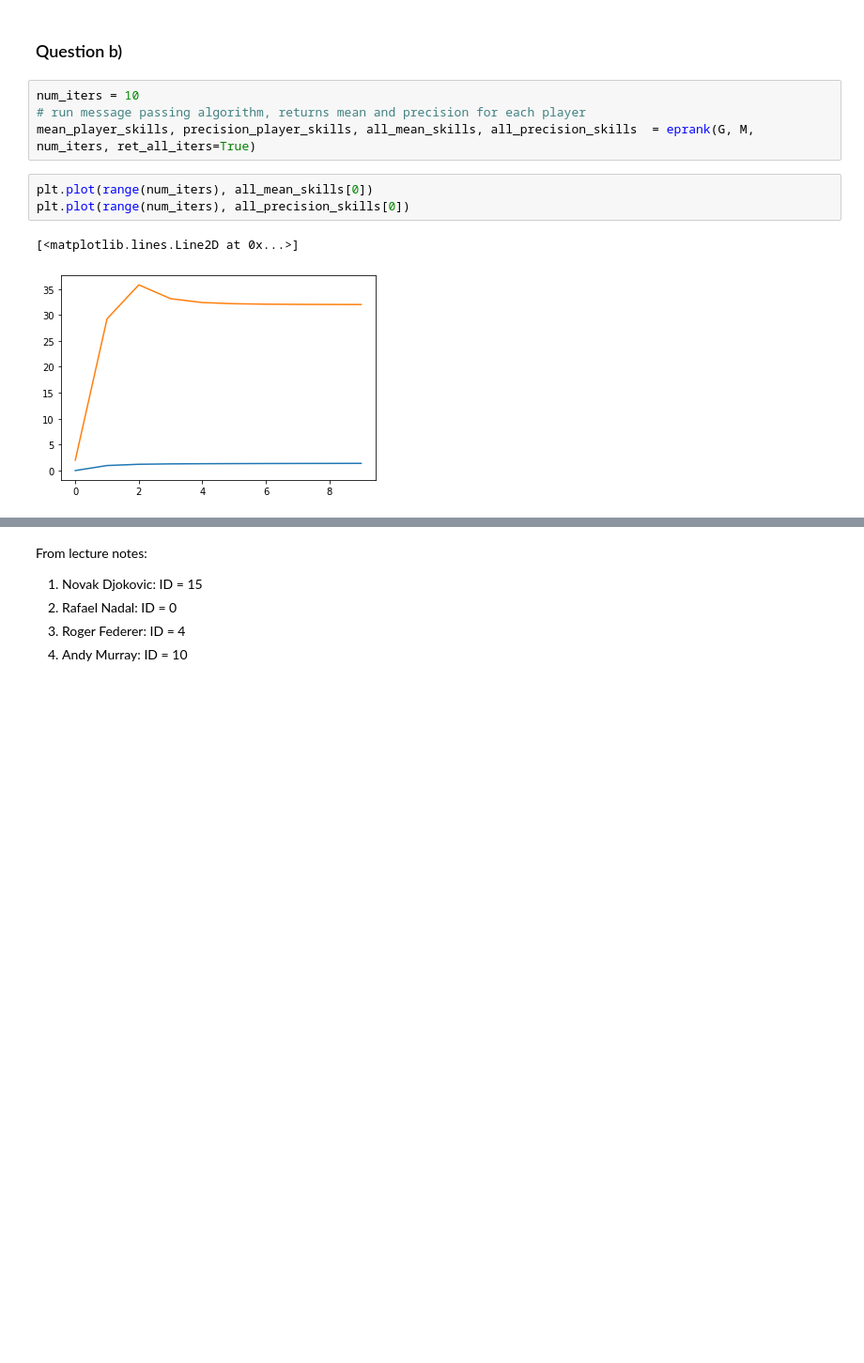
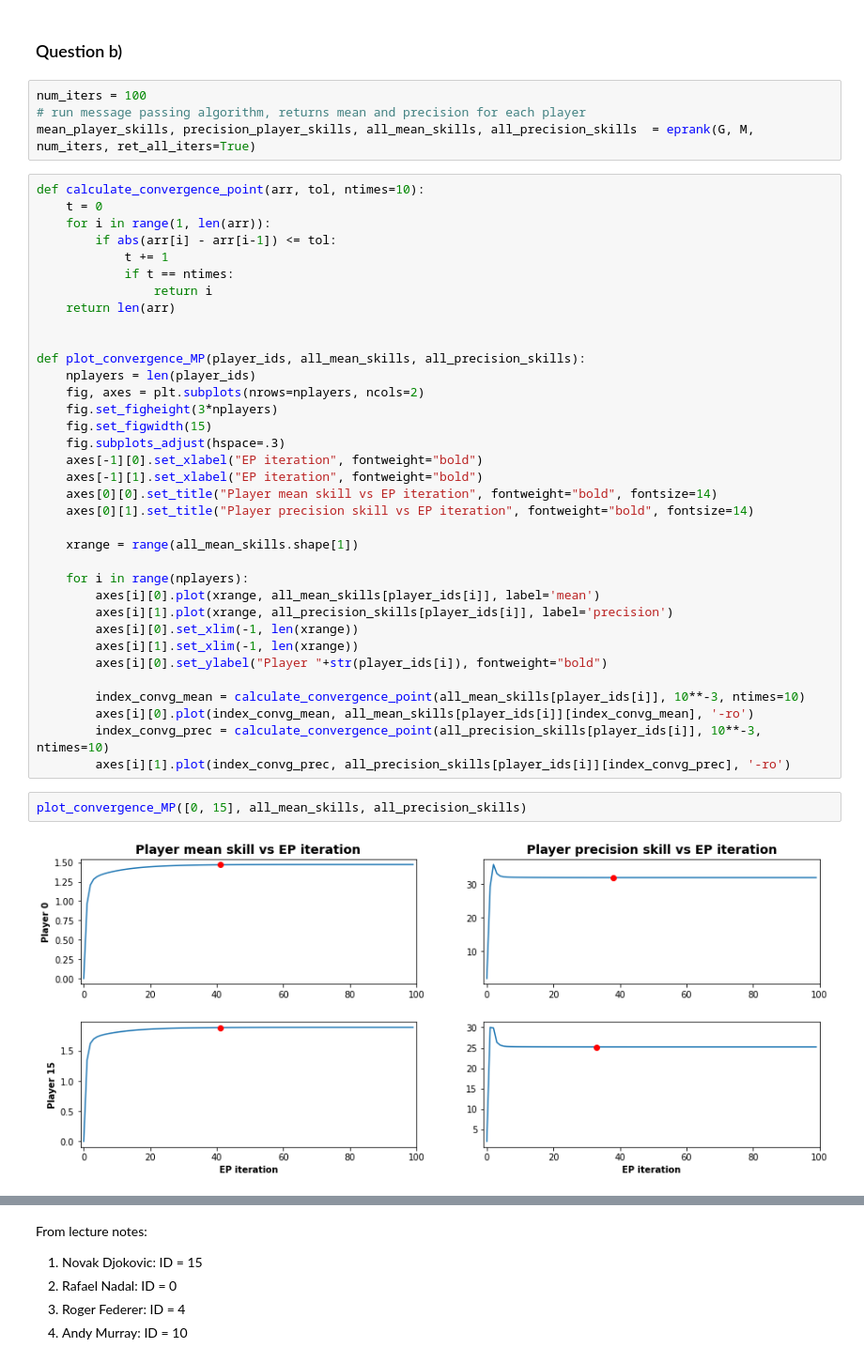
Before and after one commit to AlejandroSantorum/MPhil_MLMI_Cambridge, a Jupyter notebook: 4F13-Probabilistic_Machine_Learning/Lab/lab2/code/coursework2.ipynb, the cells around one changed output, grey strips where cells are left out. Shown at 94% size. Drawn from its saved outputs; the diff is of its cells as text; blank space fills up the shorter version.

```diff
--- a/4F13-Probabilistic_Machine_Learning/Lab/lab2/code/coursework2.ipynb
+++ b/4F13-Probabilistic_Machine_Learning/Lab/lab2/code/coursework2.ipynb
@@ -123,13 +147,46 @@ plot_sampled_skills(skill_samples, [0, 4, 8, 12], add_mean_std=True)
 # %% [markdown]
 ### Question b)
 # %%
-num_iters = 10
+num_iters = 100
 # run message passing algorithm, returns mean and precision for each player
 mean_player_skills, precision_player_skills, all_mean_skills, all_precision_skills  = eprank(G, M, num_iters, ret_all_iters=True)
-# %%
-plt.plot(range(num_iters), all_mean_skills[0])
-plt.plot(range(num_iters), all_precision_skills[0])
-# %% [output]
-[<matplotlib.lines.Line2D at 0x...>]
-[figure, removed]
+# %%
+def calculate_convergence_point(arr, tol, ntimes=10):
+    t = 0
+    for i in range(1, len(arr)):
+        if abs(arr[i] - arr[i-1]) <= tol:
+            t += 1
+            if t == ntimes:
+                return i
+    return len(arr)
+
+
+def plot_convergence_MP(player_ids, all_mean_skills, all_precision_skills):
+    nplayers = len(player_ids)
+    fig, axes = plt.subplots(nrows=nplayers, ncols=2)
+    fig.set_figheight(3*nplayers)
+    fig.set_figwidth(15)
+    fig.subplots_adjust(hspace=.3)
+    axes[-1][0].set_xlabel("EP iteration", fontweight="bold")
+    axes[-1][1].set_xlabel("EP iteration", fontweight="bold")
+    axes[0][0].set_title("Player mean skill vs EP iteration", fontweight="bold", fontsize=14)
+    axes[0][1].set_title("Player precision skill vs EP iteration", fontweight="bold", fontsize=14)
+
+    xrange = range(all_mean_skills.shape[1])
+
+    for i in range(nplayers):
+        axes[i][0].plot(xrange, all_mean_skills[player_ids[i]], label='mean')
+        axes[i][1].plot(xrange, all_precision_skills[player_ids[i]], label='precision')
+        axes[i][0].set_xlim(-1, len(xrange))
+        axes[i][1].set_xlim(-1, len(xrange))
+        axes[i][0].set_ylabel("Player "+str(player_ids[i]), fontweight="bold")
+
+        index_convg_mean = calculate_convergence_point(all_mean_skills[player_ids[i]], 10**-3, ntimes=10)
+        axes[i][0].plot(index_convg_mean, all_mean_skills[player_ids[i]][index_convg_mean], '-ro')
+        index_convg_prec = calculate_convergence_point(all_precision_skills[player_ids[i]], 10**-3, ntimes=10)
+        axes[i][1].plot(index_convg_prec, all_precision_skills[player_ids[i]][index_convg_prec], '-ro')
+# %%
+plot_convergence_MP([0, 15], all_mean_skills, all_precision_skills)
+# %% [output]
+[figure, added]
 # %% [markdown]
```
Also changed, not shown: parts of 36 cells of this notebook, 3 other files.
